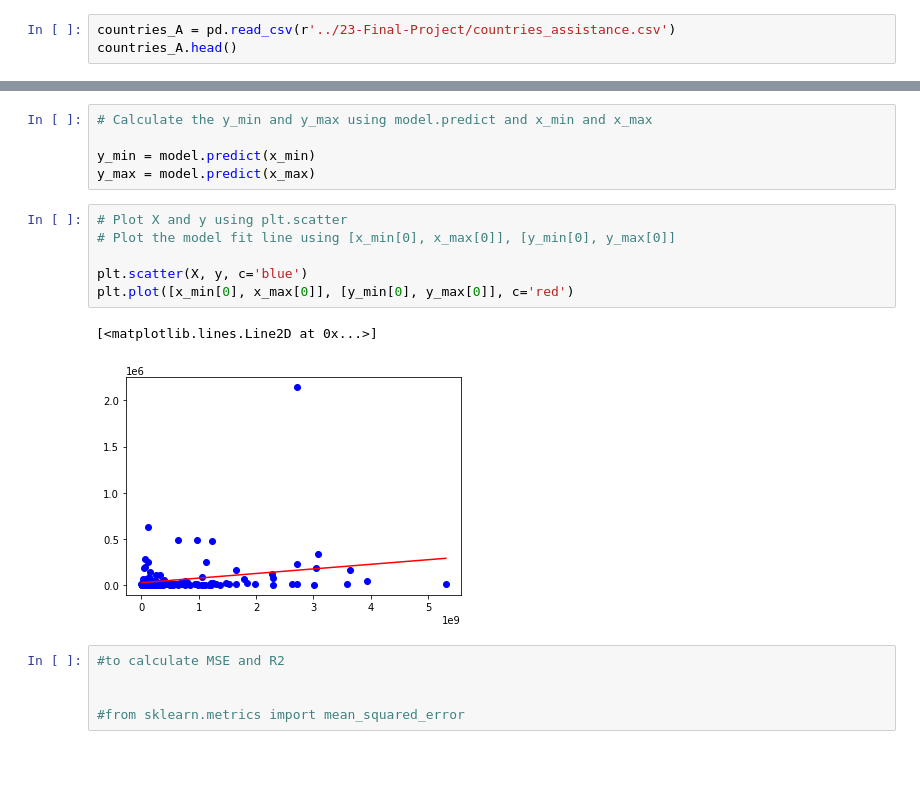
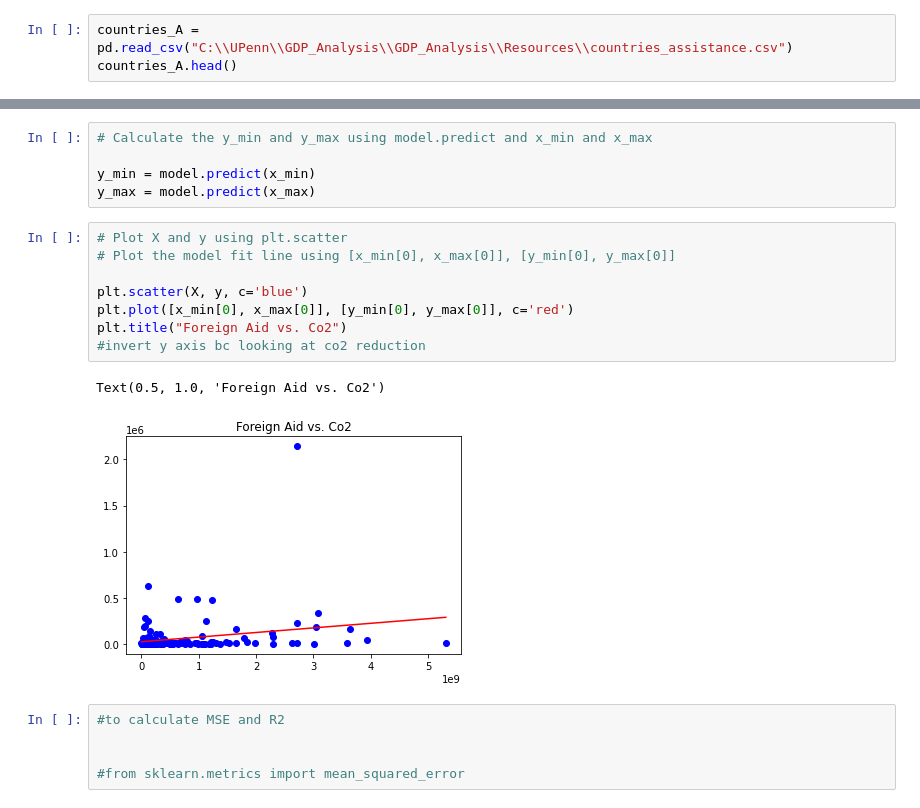
Before and after one commit to himagharat/GDP_Analysis, a Jupyter notebook: Countries-Assistance (Co2).ipynb, the cells around one changed output, grey strips where cells are left out. Cells and saved outputs as stored; diff of their text form; blank space fills up the shorter version.

Commit message:
notebooks with foreign aid

```diff
--- a/countries_assistance.1.ipynb
+++ b/Countries-Assistance (Co2).ipynb
@@ -3,7 +3,7 @@ import numpy as np
 import matplotlib.pyplot as plt
 import pandas as pd
 # %%
-countries_A = pd.read_csv(r'../23-Final-Project/countries_assistance.csv')
+countries_A = pd.read_csv("C:\\UPenn\\GDP_Analysis\\GDP_Analysis\\Resources\\countries_assistance.csv")
 countries_A.head()
 # %% [output]
 |  | Unnamed: 0 | Country | Mean Assistance (2011-2016) | Mean CO2 (2011-2016) | Mean Employment (2011-2016) | ... |
@@ -117,12 +118,14 @@ y_max = model.predict(x_max)
 # %%
 # Plot X and y using plt.scatter
 # Plot the model fit line using [x_min[0], x_max[0]], [y_min[0], y_max[0]]
 
 plt.scatter(X, y, c='blue')
 plt.plot([x_min[0], x_max[0]], [y_min[0], y_max[0]], c='red')
+plt.title("Foreign Aid vs. Co2")
+#invert y axis bc looking at co2 reduction
 # %% [output]
-[<matplotlib.lines.Line2D at 0x...>]
+Text(0.5, 1.0, 'Foreign Aid vs. Co2')
-[figure, old version]
+[figure, new version]
 # %%
 #to calculate MSE and R2
 
```
Also changed, not shown: parts of 2 cells of this notebook.
